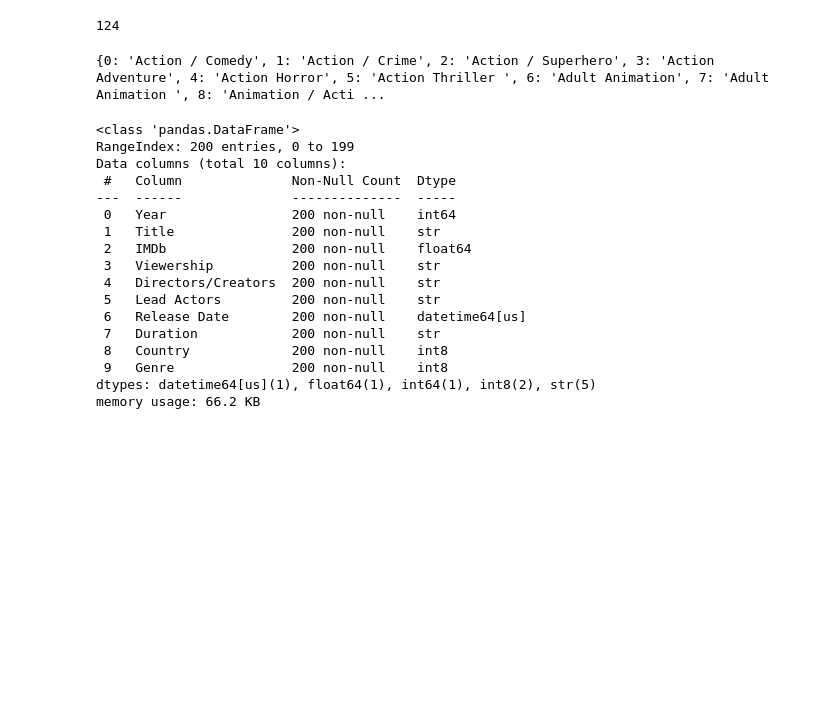
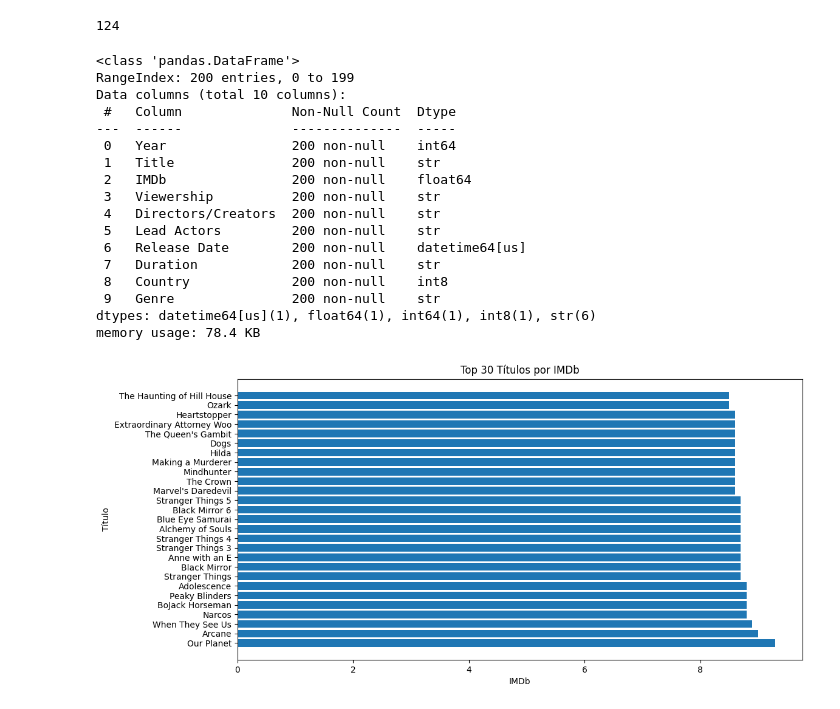
Before and after one commit to guvmancilha-debug/Scitec_Dado-AI, a Jupyter notebook: Atividade02.ipynb, the cells around one changed output. Drawn from its saved outputs; the diff is of its cells as text; code cells hidden in the pictures; blank space fills up the shorter version.

```diff
--- a/Atividade02.ipynb
+++ b/Atividade02.ipynb
@@ -43,13 +44,6 @@ df["Release Date"] = pd.to_datetime(df["Release Date"], format="%d-%b-%y")
 df["Genre"].nunique()
 # %% [output]
 124
-# %%
-generos = df["Genre"].astype("category")
-print(dict(enumerate(generos.cat.categories)))
-
-df["Genre"] = (df["Genre"].astype("category").cat.codes.astype("int8"))
-# %% [output]
-{0: 'Action / Comedy', 1: 'Action / Crime', 2: 'Action / Superhero', 3: 'Action Adventure', 4: 'Action Horror', 5: 'Action Thriller ', 6: 'Adult Animation', 7: 'Adult Animation ', 8: 'Animation / Acti ...
 # %%
 df.info(memory_usage="deep")
 # %% [output]
@@ -67,6 +61,19 @@ Data columns (total 10 columns):
  6   Release Date        200 non-null    datetime64[us]
  7   Duration            200 non-null    str
  8   Country             200 non-null    int8
- 9   Genre               200 non-null    int8
-dtypes: datetime64[us](1), float64(1), int64(1), int8(2), str(5)
-memory usage: 66.2 KB
+ 9   Genre               200 non-null    str
+dtypes: datetime64[us](1), float64(1), int64(1), int8(1), str(6)
+memory usage: 78.4 KB
+# %%
+top10_imdb = df.nlargest(30, 'IMDb')
+
+plt.figure(figsize=(12,6))
+plt.barh(top10_imdb['Title'], top10_imdb['IMDb'])
+
+plt.title('Top 30 Títulos por IMDb')
+plt.xlabel('IMDb')
+plt.ylabel('Título')
+
+plt.show()
+# %% [output]
+[figure, added]
```
Also changed, not shown: parts of 3 cells of this notebook.
